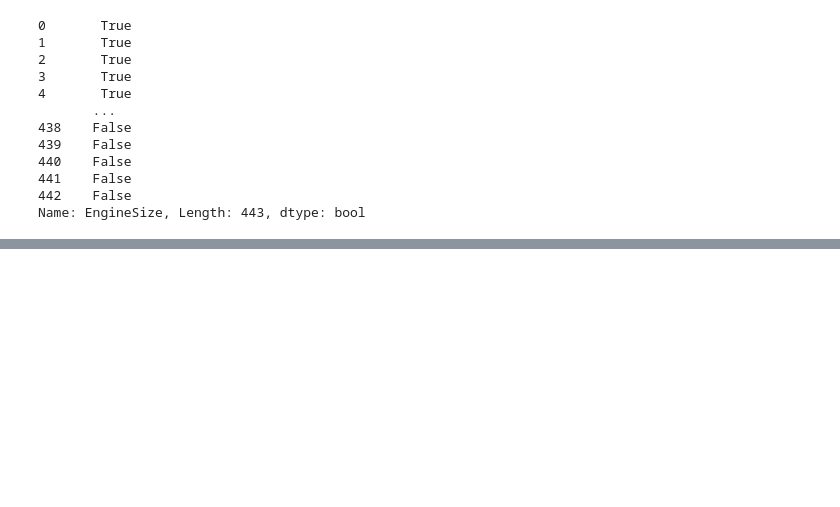
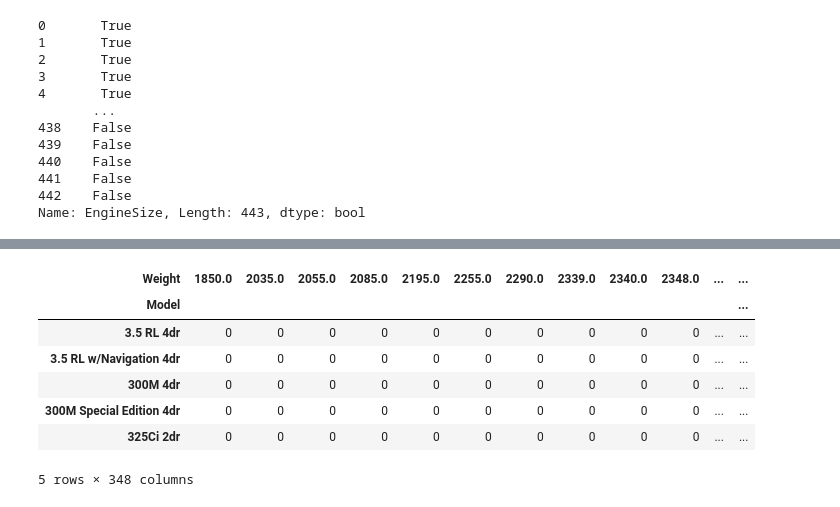
Before and after one commit to Abhilashg11/Data_science, a Jupyter notebook: Pandas1/pandas.ipynb, the cells around one changed output, grey strips where cells are left out. Saved outputs shown, nothing was run; the diff lists cells and outputs as text; code cells hidden in the pictures; blank space fills up the shorter version.

```diff
--- a/Pandas1/pandas.ipynb
+++ b/Pandas1/pandas.ipynb
@@ -336,0 +351,12 @@ Name: EngineSize, Length: 443, dtype: bool
+# %%
+c=pd.crosstab(index=cars['Model'],columns=cars['Weight'])
+c.head()
+# %% [output]
+| Weight | 1850.0 | 2035.0 | 2055.0 | 2085.0 | 2195.0 | 2255.0 | 2290.0 | 2339.0 | 2340.0 | 2348.0 | ... | ... |
+| Model |  |  |  |  |  |  |  |  |  |  |  | ... |
+| 3.5 RL 4dr | 0 | 0 | 0 | 0 | 0 | 0 | 0 | 0 | 0 | 0 | ... | ... |
+| 3.5 RL w/Navigation 4dr | 0 | 0 | 0 | 0 | 0 | 0 | 0 | 0 | 0 | 0 | ... | ... |
+| 300M 4dr | 0 | 0 | 0 | 0 | 0 | 0 | 0 | 0 | 0 | 0 | ... | ... |
+| 300M Special Edition 4dr | 0 | 0 | 0 | 0 | 0 | 0 | 0 | 0 | 0 | 0 | ... | ... |
+| 325Ci 2dr | 0 | 0 | 0 | 0 | 0 | 0 | 0 | 0 | 0 | 0 | ... | ... |
+5 rows × 348 columns
```
Also changed, not shown: parts of 2 cells of this notebook.
